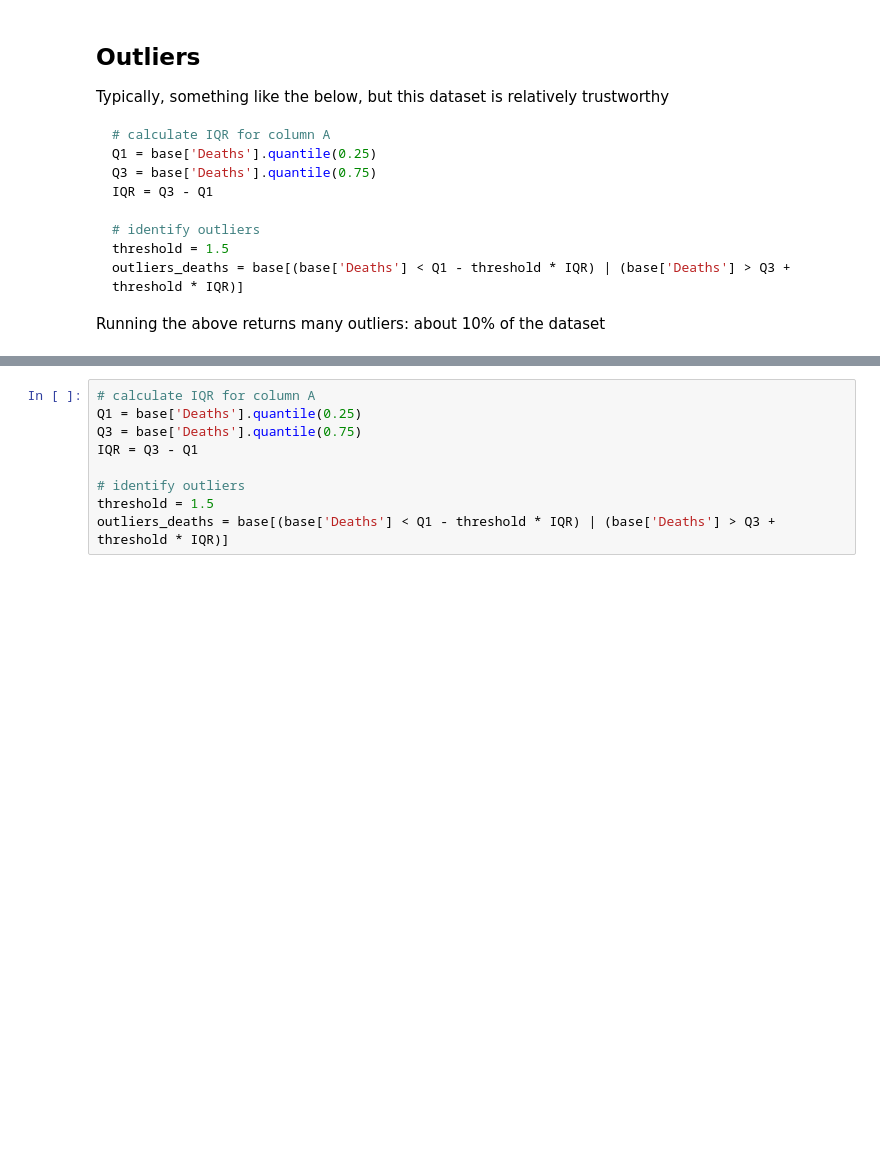
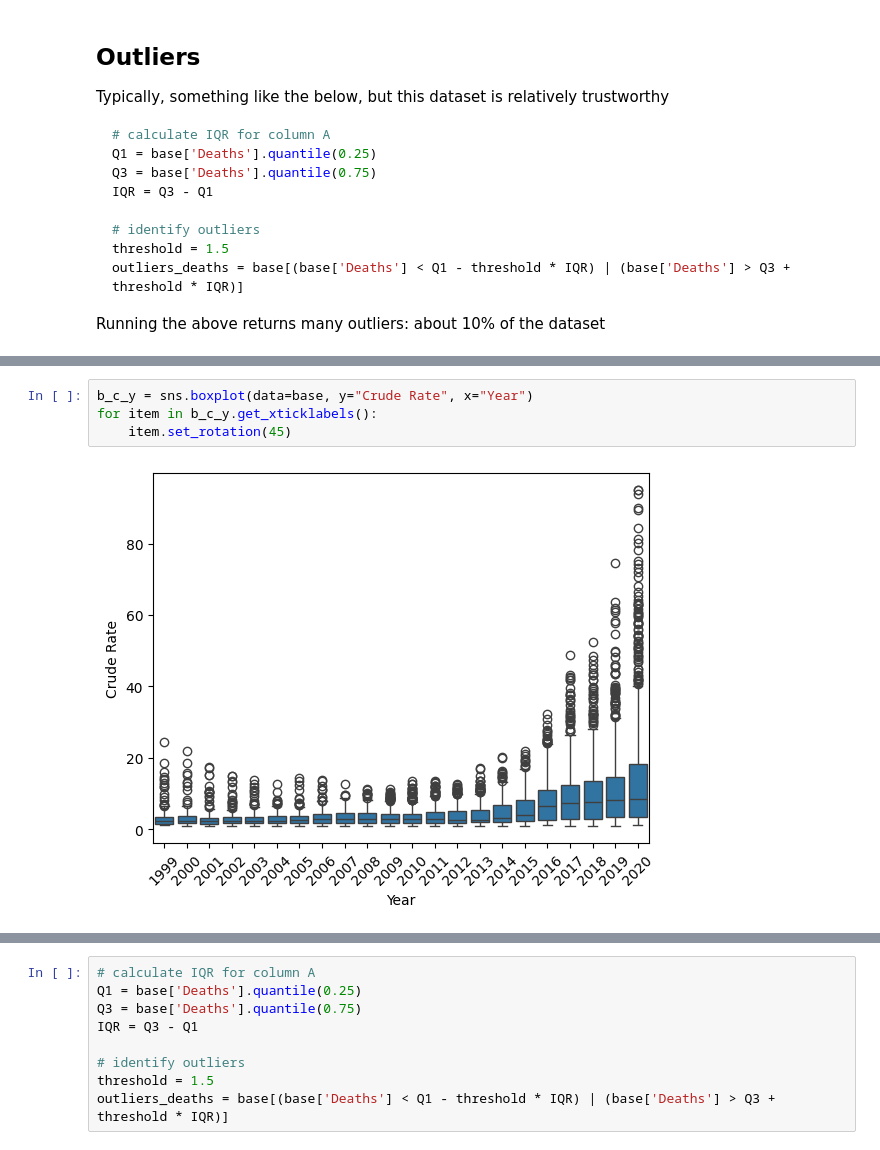
Before and after one commit to jmsarabia/fentanyl_eda, a Jupyter notebook: EDA.ipynb, the cells around one changed output, grey strips where cells are left out. Saved outputs shown, nothing was run; the diff lists cells and outputs as text; blank space fills up the shorter version.

```diff
--- a/EDA.ipynb
+++ b/EDA.ipynb
@@ -106 +112,7 @@ Running the above returns many outliers: about 10% of the dataset
+# %%
+b_c_y = sns.boxplot(data=base, y="Crude Rate", x="Year")
+for item in b_c_y.get_xticklabels():
+    item.set_rotation(45)
+# %% [output]
+[figure, added]
 # %%
```
Also changed, not shown: parts of 7 cells of this notebook.
